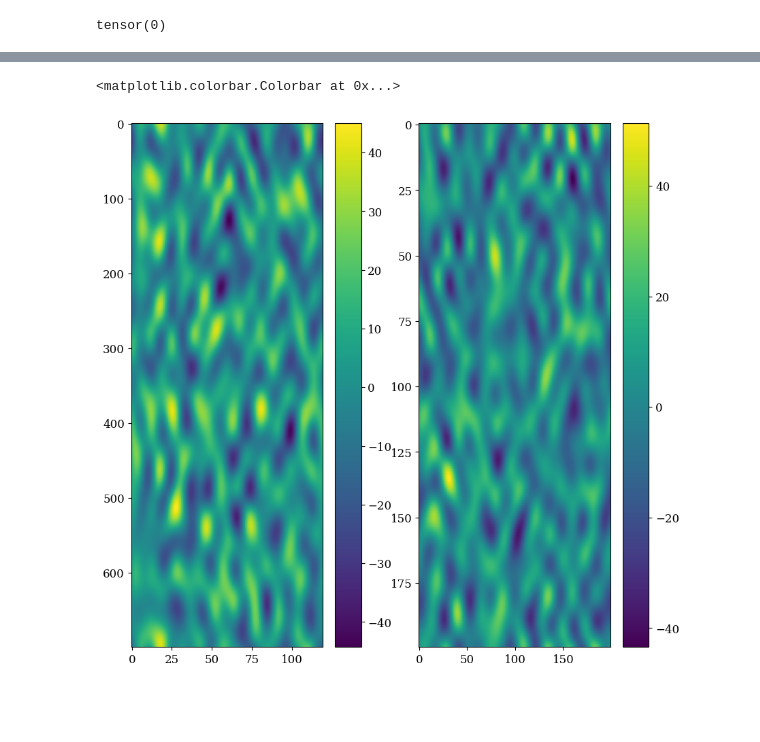
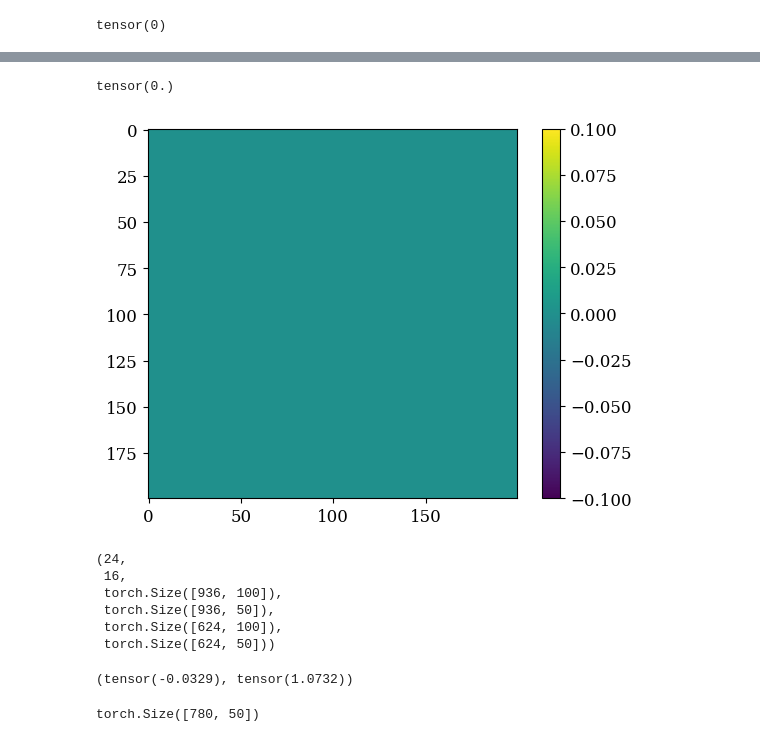
Before and after one commit to nidduzzi/SpectralSVR, a Jupyter notebook: notebooks/cases/burgers/burgers.ipynb, the cells around one changed output, grey strips where cells are left out. Drawn from its saved outputs; the diff is of its cells as text; code cells hidden in the pictures; blank space fills up the shorter version.

```diff
--- a/notebooks/cases/burgers/burgers.ipynb
+++ b/notebooks/cases/burgers/burgers.ipynb
@@ -56,12 +75,64 @@ plt.colorbar()
-# %%
-plt.figure(figsize=(10, 10))
-plt.subplot(121)
-f.plot(res=(slice(0,1,700), slice(0,1,120)), aspect="auto")
-# plt.legend(["initial condition", "mid condition", "final condition"])
-plt.colorbar()
-plt.subplot(122)
-f.plot(i=1, aspect="auto")
-plt.colorbar()
-# %% [output]
-<matplotlib.colorbar.Colorbar at 0x...>
-[figure, removed]
+# %%
+tmp = problem.spectral_residual(u_rand, f_rand, nu)
+tmp.plot()
+plt.colorbar()
+tmp.coeff.abs().max()
+# %% [output]
+tensor(0.)
+[figure, added]
+# %%
+import torch.utils
+import torch.utils.data
+
+
+u_10 = u_rand.perturb()
+f_10 = f_rand.perturb()
+n = len(u_10)
+n_train = int(0.6 * n)
+
+
+def get_input_output(u: Basis, f: Basis, time_res: slice):
+    # get values at time resolution
+    spatial_modes = u.to_time_dependent().modes[0]
+    spatial_res = slice(0, u.periods[1], spatial_modes)
+    res = (time_res, spatial_res)
+
+    u_val = u.get_values(res=res)
+    f_val = f.get_values(res=res)
+    # get the coefficients at the time resolution
+    u_coeff = u.transform(u_val.flatten(0, 1)).unflatten(0, u_val.shape[:2])
+    f_coeff = u.transform(f_val.flatten(0, 1)).unflatten(0, f_val.shape[:2])
+    # merge sample and time dimension
+    # future time step
+    un = u_coeff[:, 1:].flatten(0, 1)
+    # current time step
+    uc = u_coeff[:, :-1].flatten(0, 1)
+    fc = f_coeff[:, 1:].flatten(0, 1)
+    # merge all spatial coefficient dimensions and convert to real valued coefficients
+    uc_flat = to_real_coeff(uc.flatten(1))
+    fc_flat = to_real_coeff(fc.flatten(1))
+    x = torch.concat((uc_flat, fc_flat), dim=1)
+    y = to_real_coeff(un.flatten(1))
+    return x, y
+
+
+time_res = slice(time_domain.start, time_domain.stop, 40)
+x_train, y_train = get_input_output(u_10[:n_train], f_10[:n_train], time_res=time_res)
+x_test, y_test = get_input_output(u_10[n_train:], f_10[n_train:], time_res=time_res)
+n_train, n - n_train, x_train.shape, y_train.shape, x_test.shape, y_test.shape
+# %% [output]
+(24,
+ 16,
+ torch.Size([936, 100]),
+ torch.Size([936, 50]),
+ torch.Size([624, 100]),
+ torch.Size([624, 50]))
+# %%
+from torchmetrics.functional import r2_score, mean_squared_error
+
+
+truth = to_real_coeff(x_train[:, :y_train.shape[1]]).contiguous()
+pred = to_real_coeff(y_train[:]).contiguous()
+r2_score(pred, truth), mean_squared_error(pred, truth)
+# %% [output]
+(tensor(-0.0329), tensor(1.0732))
@@ -67,0 +155,4 @@ plt.colorbar()
+# %%
+output_train.shape
+# %% [output]
+torch.Size([780, 50])
```
Also changed, not shown: parts of 18 cells of this notebook, 9 other files.
